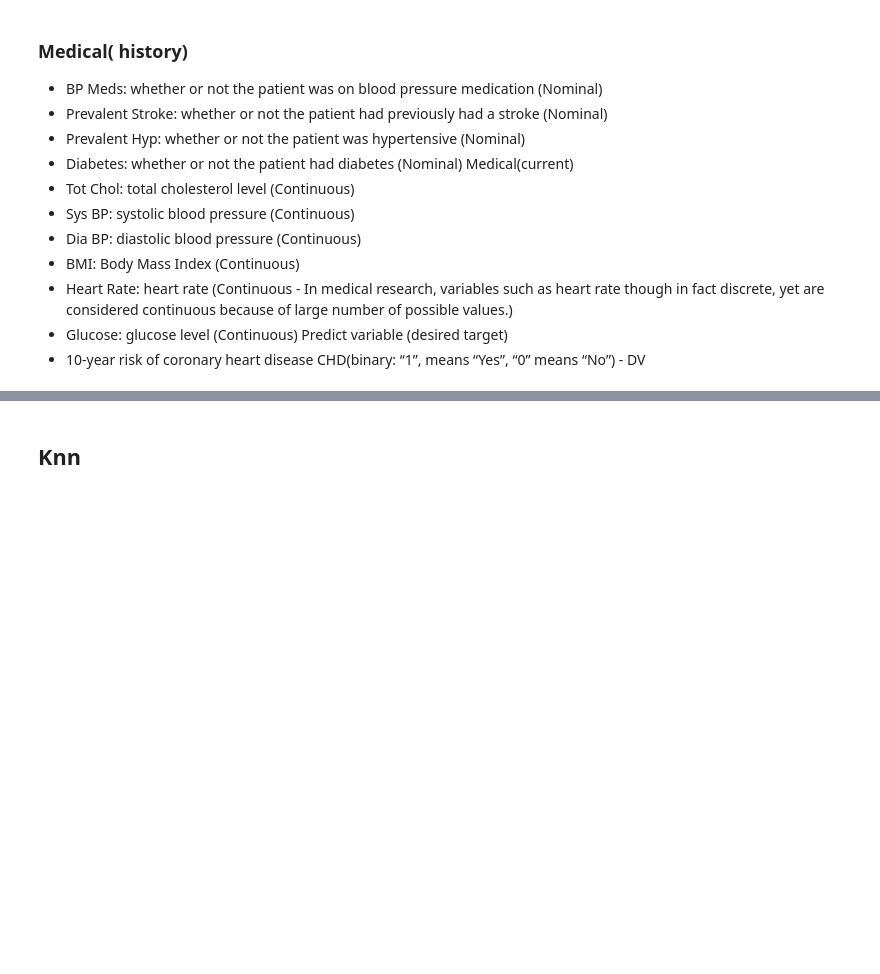
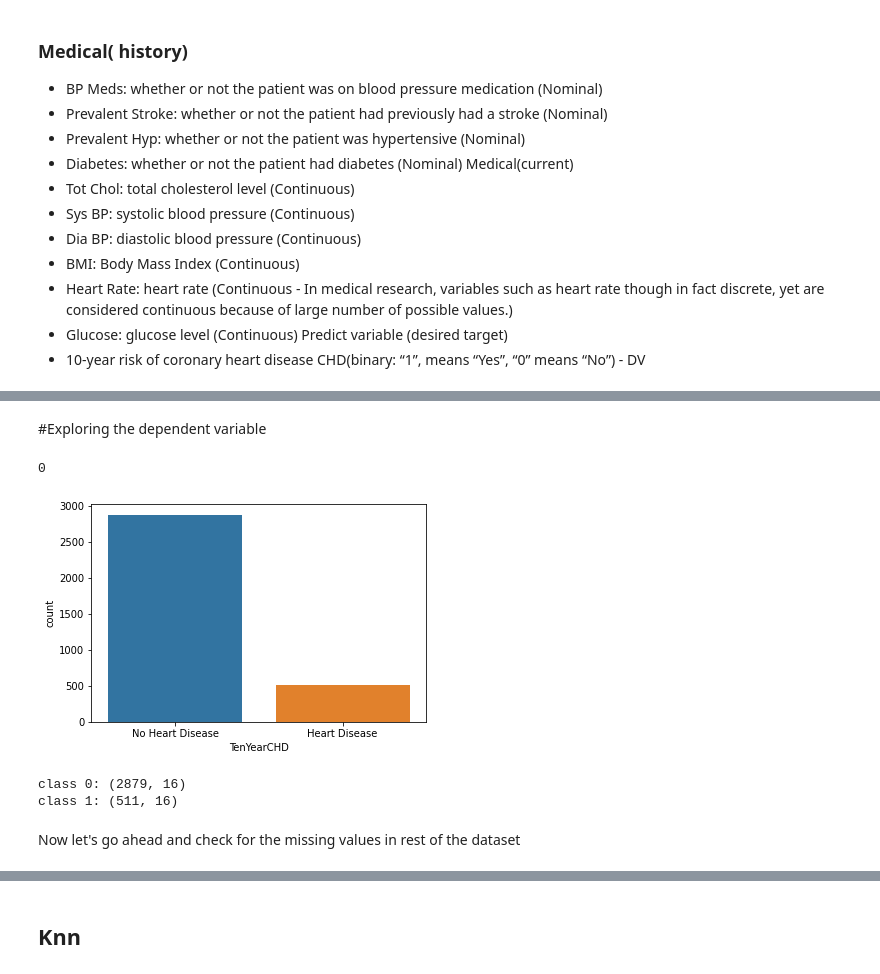
Before and after one commit to ameenattar92/Cardiovascular-Risk-Prediction, a Jupyter notebook: Pradip_Cardiovascular_Risk_Prediction.ipynb, the cells around one changed output, grey strips where cells are left out. Cells and saved outputs as stored; diff of their text form; code cells hidden in the pictures; blank space fills up the shorter version.

```diff
--- a/Pradip_Cardiovascular_Risk_Prediction.ipynb
+++ b/Pradip_Cardiovascular_Risk_Prediction.ipynb
@@ -140,0 +69,2 @@ df.head()
+# %%
+cvs_df = pd.read_csv(path , index_col = "id")
@@ -140,0 +137,5 @@ df.head()
+# %%
+#Renaming the column names
+cvs_df.rename(columns = {'totChol' : 'Total_Cholestrol'}, inplace=True)
+cvs_df.rename(columns = {'sysBP' : 'Systolic_BP'}, inplace=True)
+cvs_df.rename(columns = {'diaBP' : 'Diastolic_BP'}, inplace=True)
@@ -140,0 +152,30 @@ df.head()
+# %% [markdown]
+#Exploring the dependent variable
+# %%
+#Checking the Null values
+cvs_df['TenYearCHD'].isnull().sum()
+# %% [output]
+0
+# %%
+# visualizing the target variable
+g = sns.countplot(cvs_df['TenYearCHD'])
+g.set_xticklabels(['No Heart Disease','Heart Disease'])
+plt.show()
+# %% [output]
+[figure, added]
+# %%
+# Class count
+class_count_0, class_count_1 = cvs_df['TenYearCHD'].value_counts()
+
+# Separate class
+class_0 = cvs_df[cvs_df['TenYearCHD'] == 0]
+class_1 = cvs_df[cvs_df['TenYearCHD'] == 1]
+print('class 0:', class_0.shape)
+print('class 1:', class_1.shape)
+# %% [output]
+class 0: (2879, 16)
+class 1: (511, 16)
+# %% [markdown]
+
+
+Now let's go ahead and check for the missing values in rest of the dataset
```
Also changed, not shown: parts of 115 cells of this notebook.
